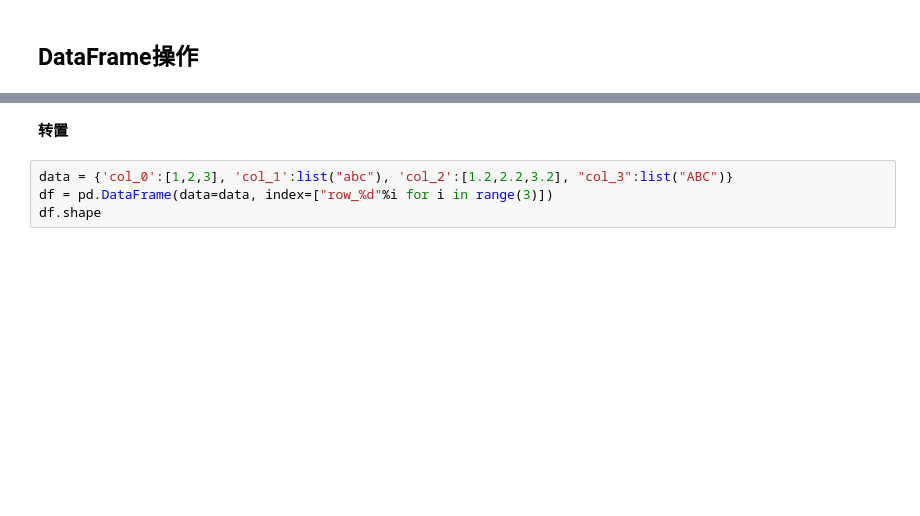
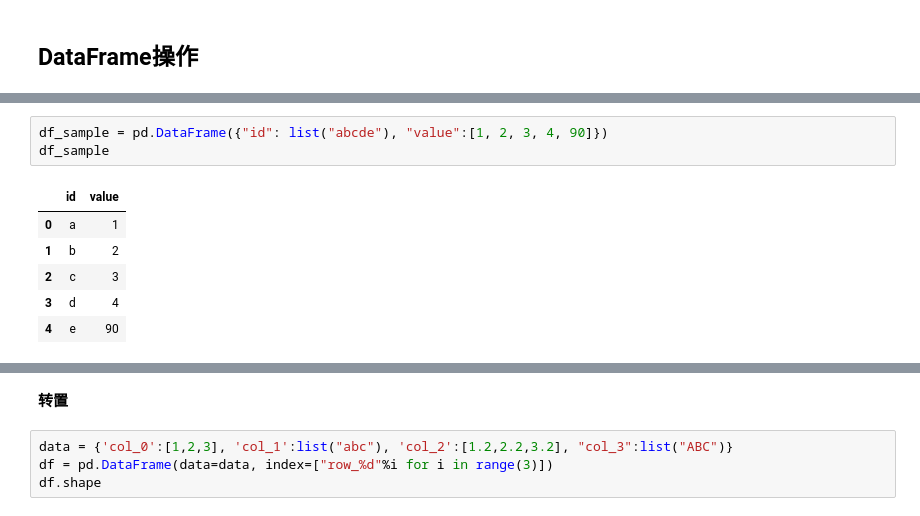
Before and after one commit to RyannChenOO/deeplearningNotes, a Jupyter notebook: pandas/pandas基础.ipynb, the cells around one changed output, grey strips where cells are left out. Cells and saved outputs as stored; diff of their text form; blank space fills up the shorter version.

```diff
--- a/pandas/pandas基础.ipynb
+++ b/pandas/pandas基础.ipynb
@@ -755,0 +902,10 @@ See the caveats in the documentation: https://pandas.pydata.org/pandas-docs/stab
+# %%
+df_sample = pd.DataFrame({"id": list("abcde"), "value":[1, 2, 3, 4, 90]})
+df_sample
+# %% [output]
+|  | id | value |
+| 0 | a | 1 |
+| 1 | b | 2 |
+| 2 | c | 3 |
+| 3 | d | 4 |
+| 4 | e | 90 |
```
Also changed, not shown: parts of 24 cells of this notebook, 12 other files.
